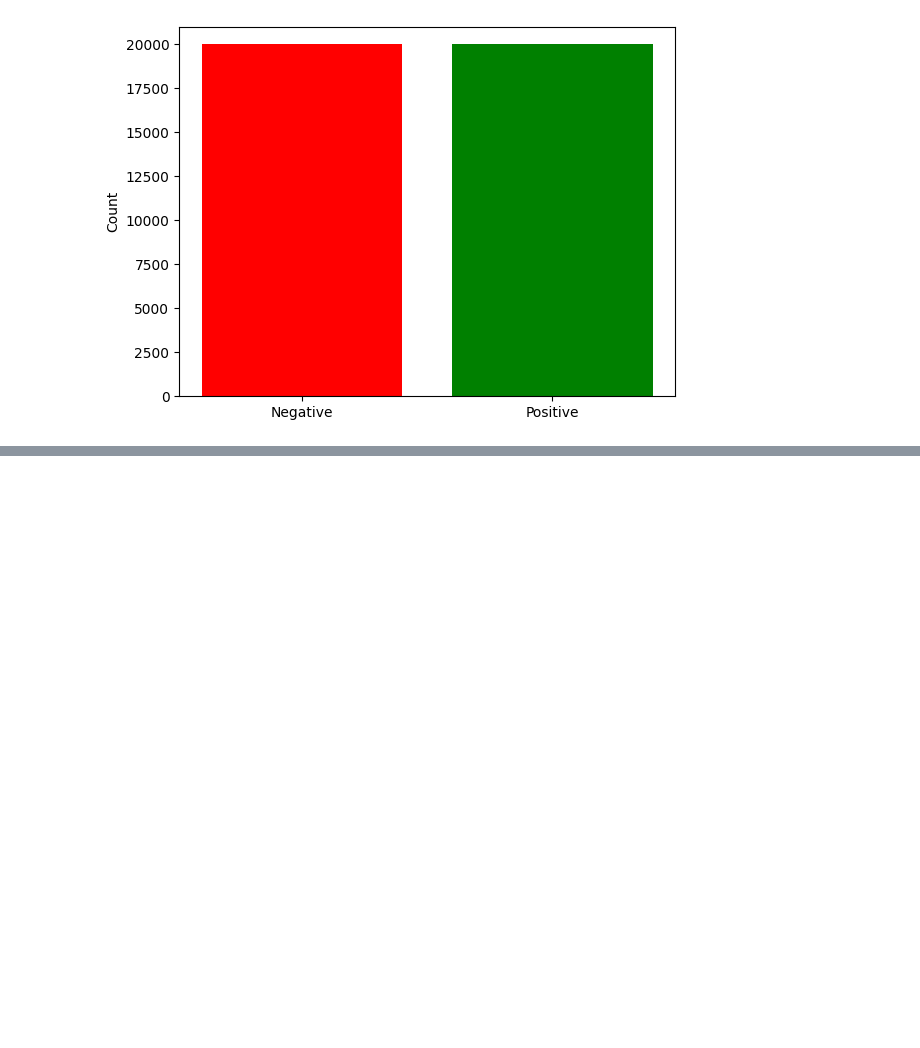
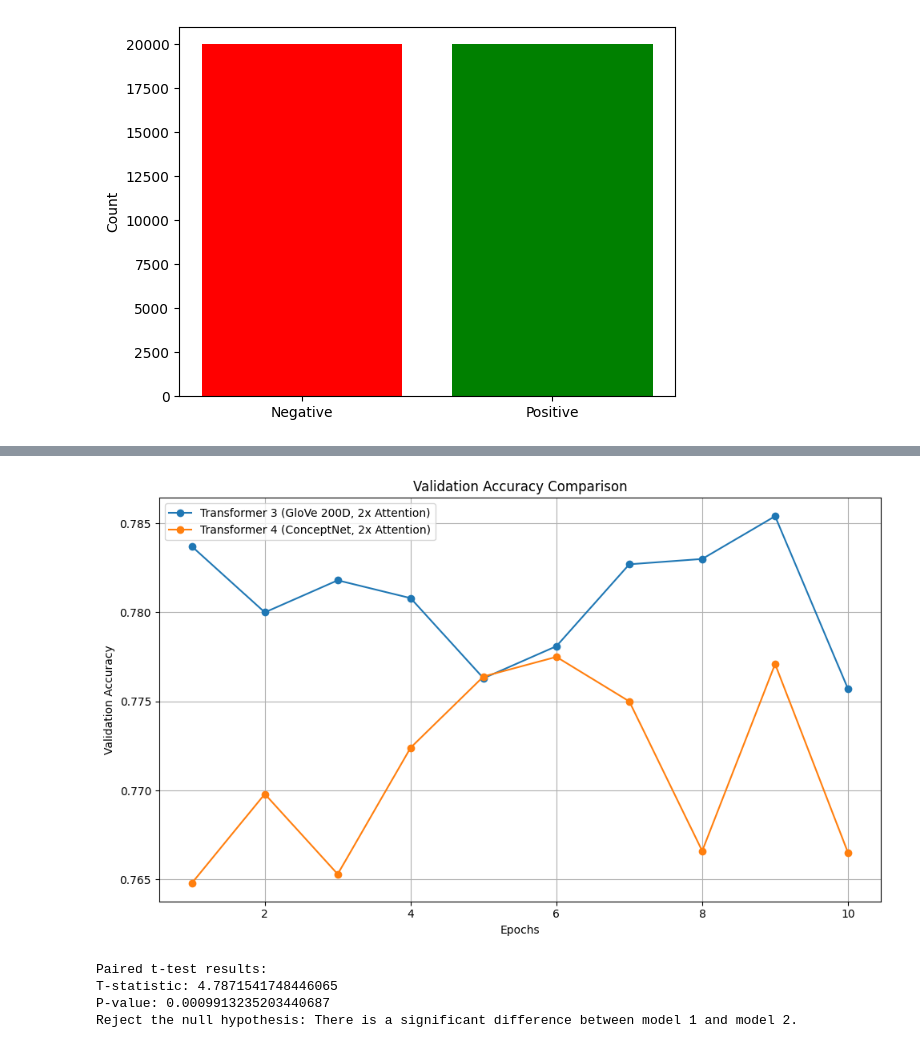
Before and after one commit to wyattsaltzman/ML-F23-Lab7, a Jupyter notebook: lab7.ipynb, the cells around one changed output, grey strips where cells are left out. Saved outputs shown, nothing was run; the diff lists cells and outputs as text; code cells hidden in the pictures; blank space fills up the shorter version.

```diff
--- a/lab7.ipynb
+++ b/lab7.ipynb
@@ -1120,0 +1178,13 @@ plt.show()
+# %%
+model_histories = [history_xformer3[0], history_xformer_conceptnet[0]]
+model_names = ['Transformer 3 (GloVe 200D, 2x Attention)', 'Transformer 4 (ConceptNet, 2x Attention)']
+plot_history(model_histories, model_names)
+# %% [output]
+[figure, added]
+# %%
+paired_t_test(history_xformer3[0], history_xformer_conceptnet[0])
+# %% [output]
+Paired t-test results:
+T-statistic: 4.7871541748446065
+P-value: 0.0009913235203440687
+Reject the null hypothesis: There is a significant difference between model 1 and model 2.
```
Also changed, not shown: parts of 76 cells of this notebook.
